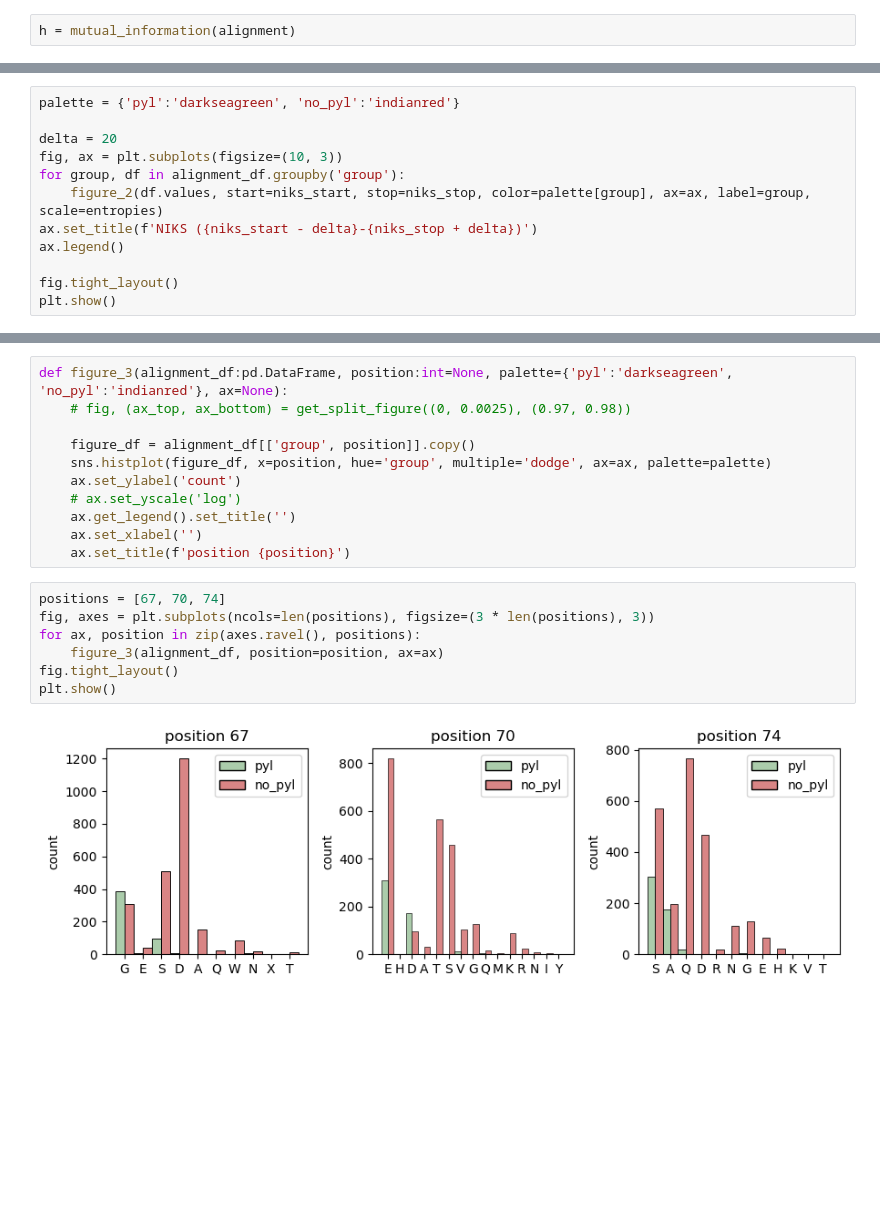
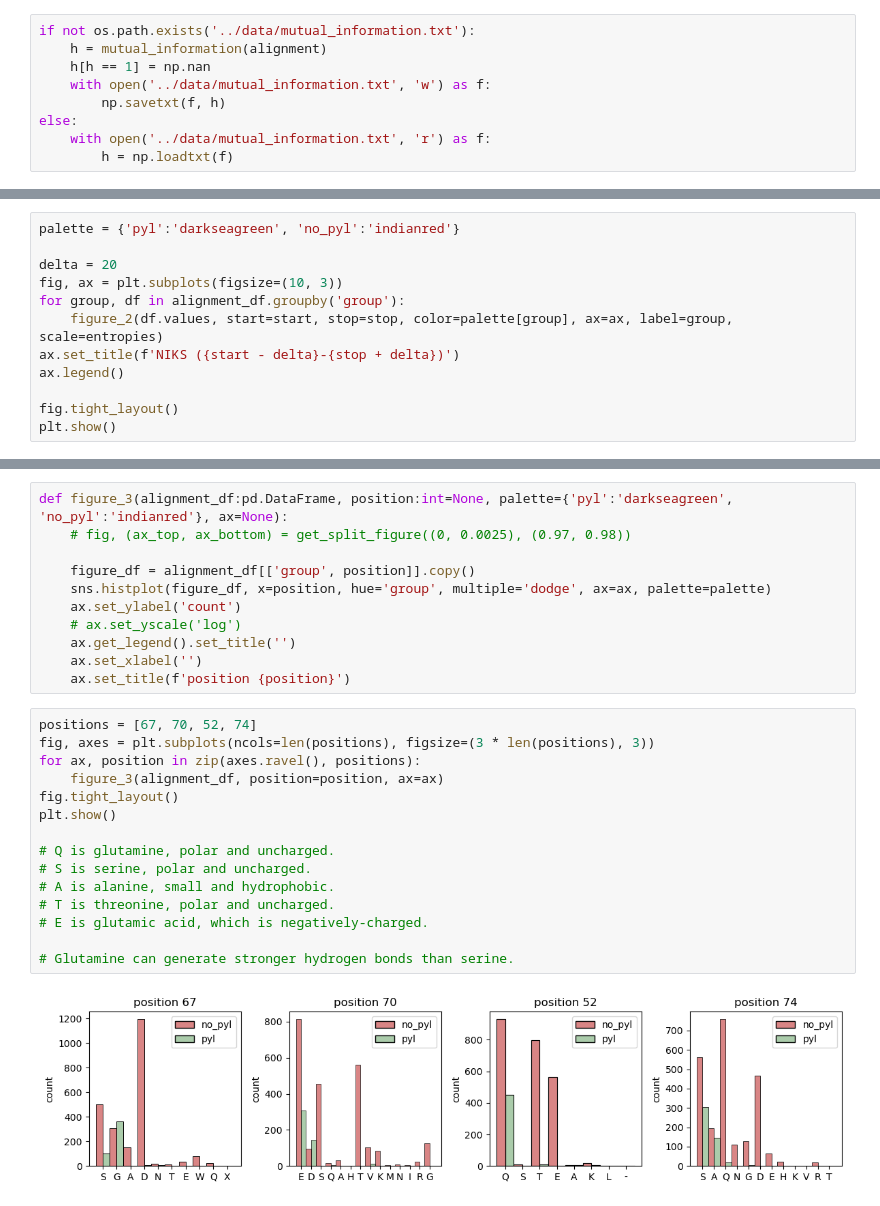
Before and after one commit to pipparichter/pyrrolysine, a Jupyter notebook: notebooks/niks.ipynb, the cells around one changed output, grey strips where cells are left out. Cells and saved outputs as stored; diff of their text form; blank space fills up the shorter version.

Commit message:
more plots!

```diff
--- a/notebooks/niks.ipynb
+++ b/notebooks/niks.ipynb
@@ -58,4 +59,11 @@ ycf_start, ycf_stop = ycf_match.start(), ycf_match.end()
 # %% [output]
 Num. conserved positions: 408
 # %%
-h = mutual_information(alignment)
+if not os.path.exists('../data/mutual_information.txt'):
+    h = mutual_information(alignment)
+    h[h == 1] = np.nan
+    with open('../data/mutual_information.txt', 'w') as f:
+        np.savetxt(f, h)
+else:
+    with open('../data/mutual_information.txt', 'r') as f:
+        h = np.loadtxt(f)
@@ -136,8 +156,8 @@ palette = {'pyl':'darkseagreen', 'no_pyl':'indianred'}
 delta = 20
 fig, ax = plt.subplots(figsize=(10, 3))
 for group, df in alignment_df.groupby('group'):
-    figure_2(df.values, start=niks_start, stop=niks_stop, color=palette[group], ax=ax, label=group, scale=entropies)
-ax.set_title(f'NIKS ({niks_start - delta}-{niks_stop + delta})')
+    figure_2(df.values, start=start, stop=stop, color=palette[group], ax=ax, label=group, scale=entropies)
+ax.set_title(f'NIKS ({start - delta}-{stop + delta})')
 ax.legend()
 
 fig.tight_layout()
@@ -156,14 +176,22 @@ def figure_3(alignment_df:pd.DataFrame, position:int=None, palette={'pyl':'darks
     ax.set_xlabel('')
     ax.set_title(f'position {position}')
 # %%
-positions = [67, 70, 74]
+positions = [67, 70, 52, 74]
 fig, axes = plt.subplots(ncols=len(positions), figsize=(3 * len(positions), 3))
 for ax, position in zip(axes.ravel(), positions):
     figure_3(alignment_df, position=position, ax=ax)
 fig.tight_layout()
 plt.show()
+
+# Q is glutamine, polar and uncharged.
+# S is serine, polar and uncharged.
+# A is alanine, small and hydrophobic.
+# T is threonine, polar and uncharged.
+# E is glutamic acid, which is negatively-charged.
+
+# Glutamine can generate stronger hydrogen bonds than serine.
 # %% [output]
-[figure, old version]
+[figure, new version]
 # %%
 palette = {'Methanosarcinales':'steelblue', 'Methanomassiliicoccales':'darkseagreen'}
 
```
Also changed, not shown: parts of 17 cells of this notebook, 6 other files.
